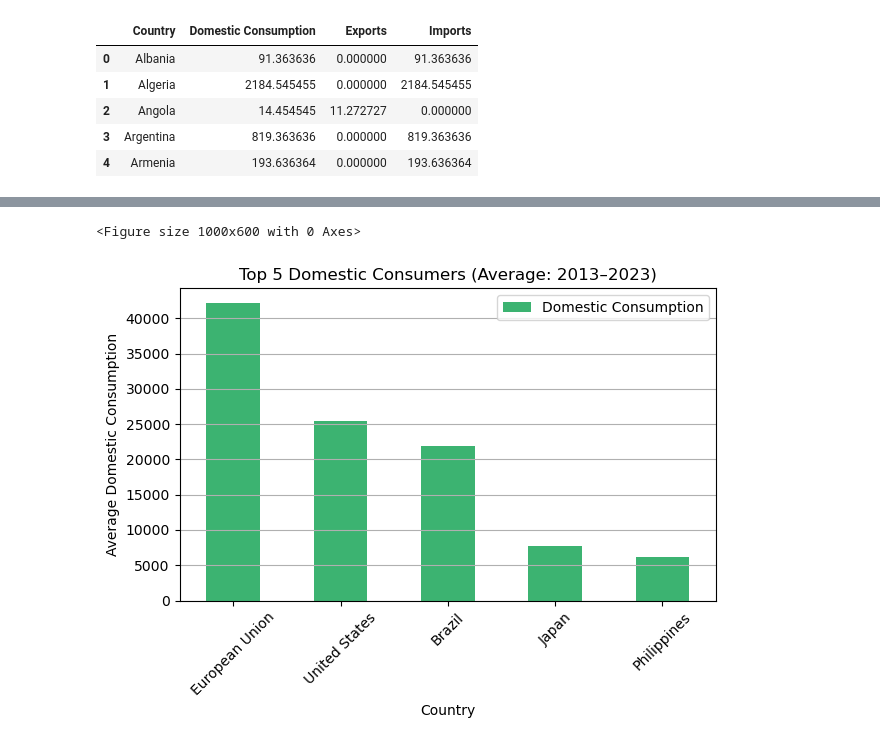
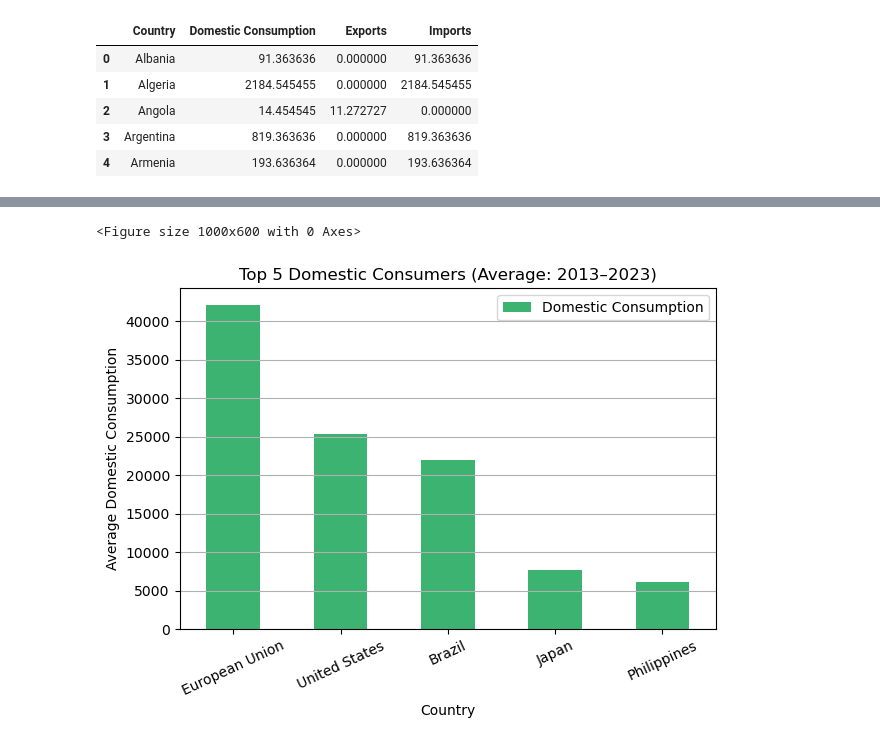
Before and after one commit to coopachupa/Project-3-, a Jupyter notebook: Nurmaa (NKD)/Cleaning and analysis.ipynb, the cells around one changed output, grey strips where cells are left out. Cells and saved outputs as stored; diff of their text form; code cells hidden in the pictures.

```diff
--- a/Nurmaa (NKD)/Cleaning and analysis.ipynb
+++ b/Nurmaa (NKD)/Cleaning and analysis.ipynb
@@ -619,17 +619,17 @@ plt.show
 # %%
 domestic_avg_consumers = domestic_consumer.sort_values(by = 'Domestic Consumption', ascending=False)
 # Select the top 3 countries with the highest average domestic consumption
 top_3_domestic_consumers = domestic_avg_consumers.head(5)
 # Visualization for top 3 domestic consumers
 plt.figure(figsize=(10, 6))
 top_3_domestic_consumers.plot(x = 'Country', kind='bar', color='mediumseagreen')
 plt.title('Top 5 Domestic Consumers (Average: 2013–2023)')
 plt.xlabel('Country')
 plt.ylabel('Average Domestic Consumption')
-plt.xticks(rotation=45)
+plt.xticks(rotation=25)
 plt.grid(axis='y')
 plt.tight_layout()
 plt.show()
 # %% [output]
 <Figure size 1000x600 with 0 Axes>
-[figure, old version]
+[figure, new version]
```
Also changed, not shown: parts of 1 cell of this notebook, 5 other files.
